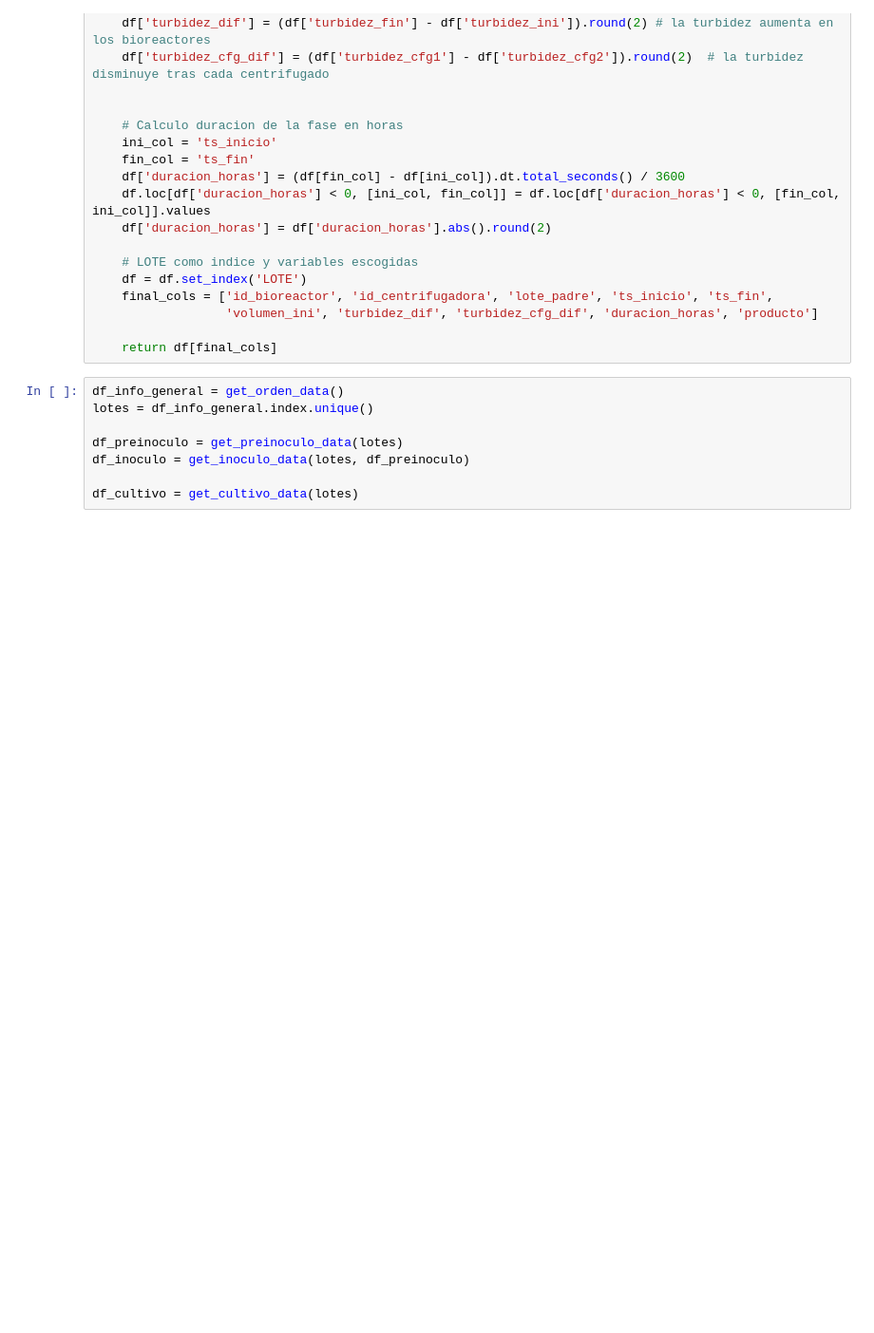
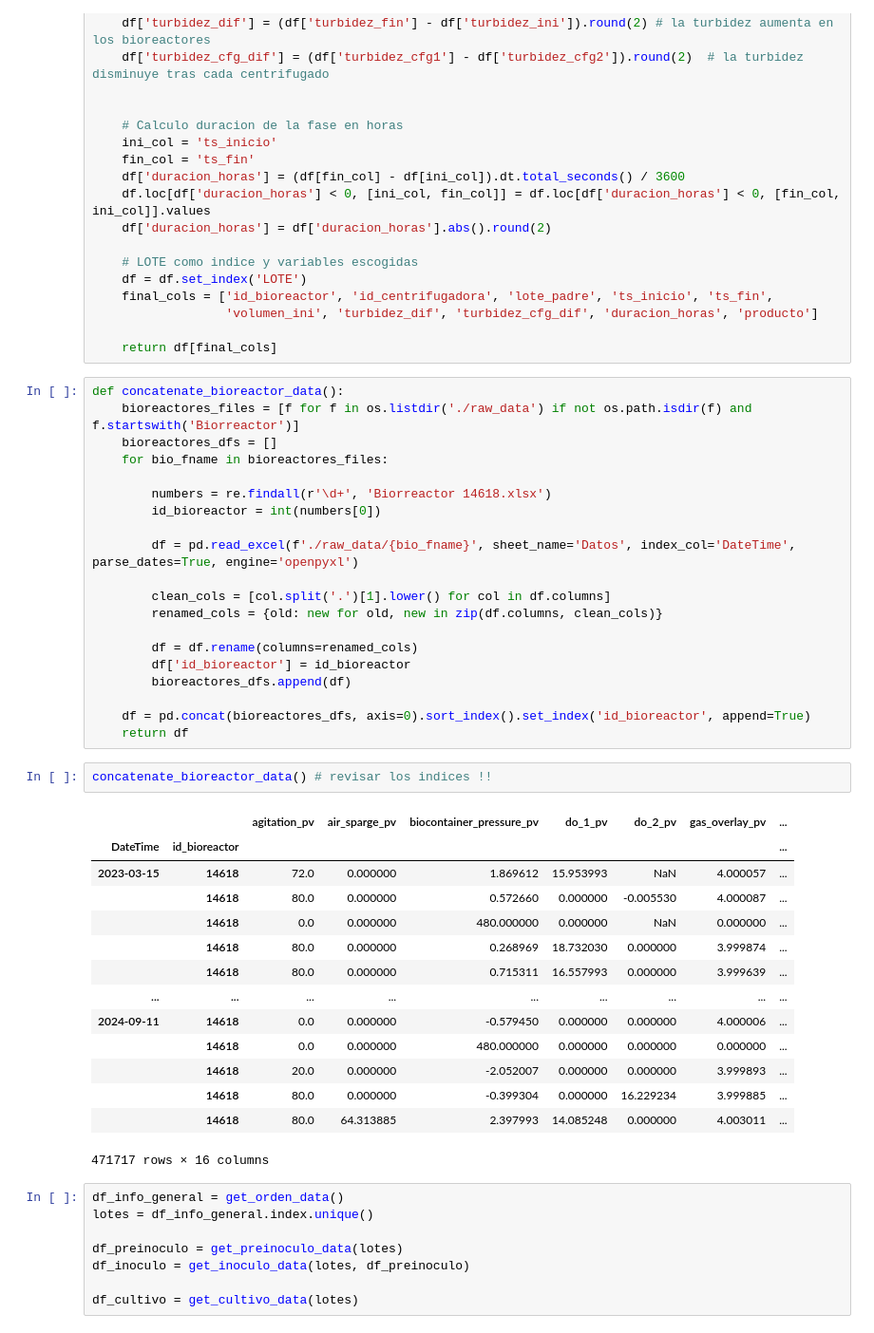
Before and after one commit to nikodyulger/datathon-los-forajidos, a Jupyter notebook: prediccion.ipynb, the cells around one changed output. Shown at 95% size. Saved outputs shown, nothing was run; the diff lists cells and outputs as text; blank space fills up the shorter version.

Commit message:
concatenar datos de bioreactores

```diff
--- a/prediccion.ipynb
+++ b/prediccion.ipynb
@@ -207,6 +209,43 @@ def get_cultivo_data(lotes):
                   'volumen_ini', 'turbidez_dif', 'turbidez_cfg_dif', 'duracion_horas', 'producto']
 
     return df[final_cols]
+# %%
+def concatenate_bioreactor_data():
+    bioreactores_files = [f for f in os.listdir('./raw_data') if not os.path.isdir(f) and f.startswith('Biorreactor')]
+    bioreactores_dfs = []
+    for bio_fname in bioreactores_files:
+
+        numbers = re.findall(r'\d+', 'Biorreactor 14618.xlsx')
+        id_bioreactor = int(numbers[0])
+
+        df = pd.read_excel(f'./raw_data/{bio_fname}', sheet_name='Datos', index_col='DateTime', parse_dates=True, engine='openpyxl')
+
+        clean_cols = [col.split('.')[1].lower() for col in df.columns]
+        renamed_cols = {old: new for old, new in zip(df.columns, clean_cols)}
+
+        df = df.rename(columns=renamed_cols)
+        df['id_bioreactor'] = id_bioreactor
+        bioreactores_dfs.append(df)
+
+    df = pd.concat(bioreactores_dfs, axis=0).sort_index().set_index('id_bioreactor', append=True)
+    return df
+# %%
+concatenate_bioreactor_data() # revisar los indices !!
+# %% [output]
+|  |  | agitation_pv | air_sparge_pv | biocontainer_pressure_pv | do_1_pv | do_2_pv | gas_overlay_pv | ... |
+| DateTime | id_bioreactor |  |  |  |  |  |  | ... |
+| 2023-03-15 | 14618 | 72.0 | 0.000000 | 1.869612 | 15.953993 | NaN | 4.000057 | ... |
+|  | 14618 | 80.0 | 0.000000 | 0.572660 | 0.000000 | -0.005530 | 4.000087 | ... |
+|  | 14618 | 0.0 | 0.000000 | 480.000000 | 0.000000 | NaN | 0.000000 | ... |
+|  | 14618 | 80.0 | 0.000000 | 0.268969 | 18.732030 | 0.000000 | 3.999874 | ... |
+|  | 14618 | 80.0 | 0.000000 | 0.715311 | 16.557993 | 0.000000 | 3.999639 | ... |
+| ... | ... | ... | ... | ... | ... | ... | ... | ... |
+| 2024-09-11 | 14618 | 0.0 | 0.000000 | -0.579450 | 0.000000 | 0.000000 | 4.000006 | ... |
+|  | 14618 | 0.0 | 0.000000 | 480.000000 | 0.000000 | 0.000000 | 0.000000 | ... |
+|  | 14618 | 20.0 | 0.000000 | -2.052007 | 0.000000 | 0.000000 | 3.999893 | ... |
+|  | 14618 | 80.0 | 0.000000 | -0.399304 | 0.000000 | 16.229234 | 3.999885 | ... |
+|  | 14618 | 80.0 | 64.313885 | 2.397993 | 14.085248 | 0.000000 | 4.003011 | ... |
+471717 rows × 16 columns
 # %%
 df_info_general = get_orden_data()
 lotes = df_info_general.index.unique()
```
Also changed, not shown: parts of 2 cells of this notebook.
